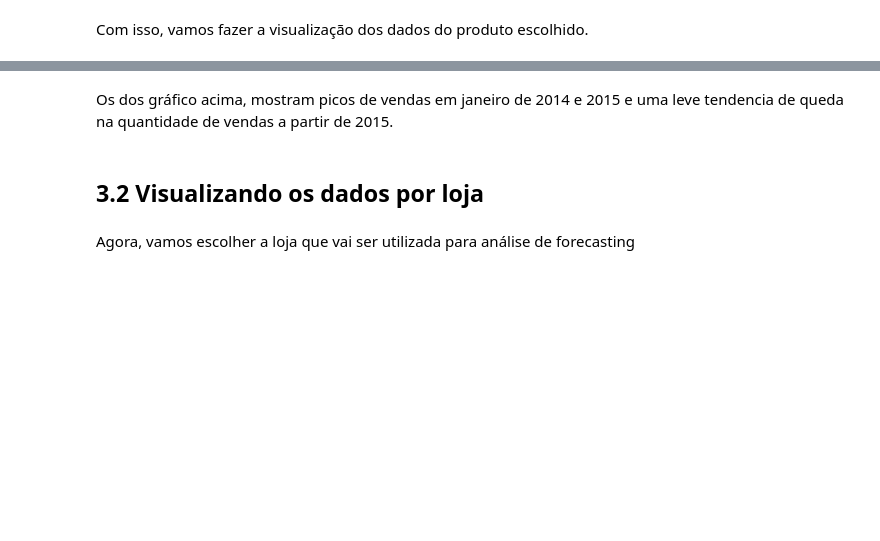
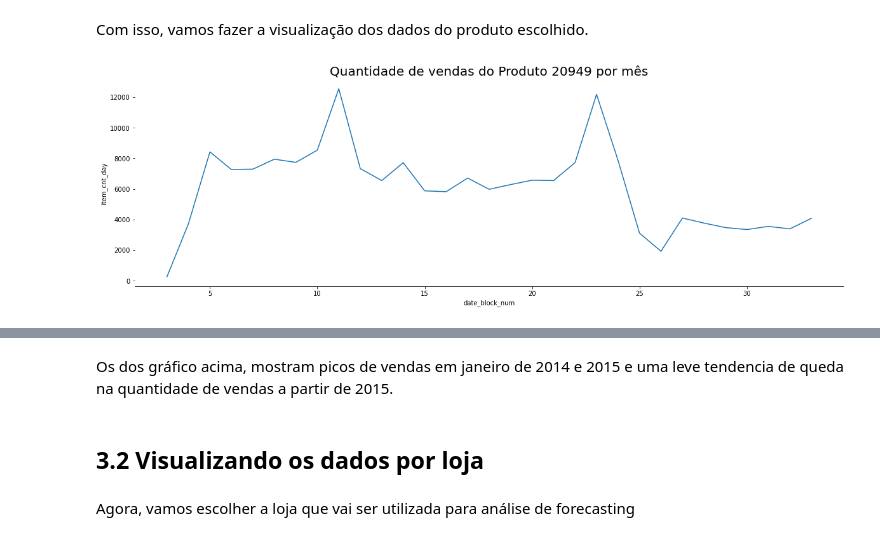
Before and after one commit to costadomar/sales_forecasting, a Jupyter notebook: analise_exploratoria.ipynb, the cells around one changed output, grey strips where cells are left out. Drawn from its saved outputs; the diff is of its cells as text; code cells hidden in the pictures; blank space fills up the shorter version.

```diff
--- a/analise_exploratoria.ipynb
+++ b/analise_exploratoria.ipynb
@@ -211,6 +222,10 @@ Com isso, vamos fazer a visualização dos dados do produto escolhido.
 # %%
 figura = pd.DataFrame(Item_20949.groupby('date_block_num')['item_cnt_day'].sum()).reset_index()
 plot_line(figura,'date_block_num','item_cnt_day', 'Quantidade de vendas do Produto 20949 por mês')
+# %%
+plot_line2(figura,'date_block_num','item_cnt_day', 'Quantidade de vendas do Produto 20949 por mês')
+# %% [output]
+[figure, added]
 # %%
 figura = pd.DataFrame(Item_20949.groupby('date')['item_cnt_day'].sum()).reset_index()
 plot_line(figura,'date','item_cnt_day', 'Quantidade de vendas do Produto 20949 por dia')
```
Also changed, not shown: parts of 19 cells of this notebook.
